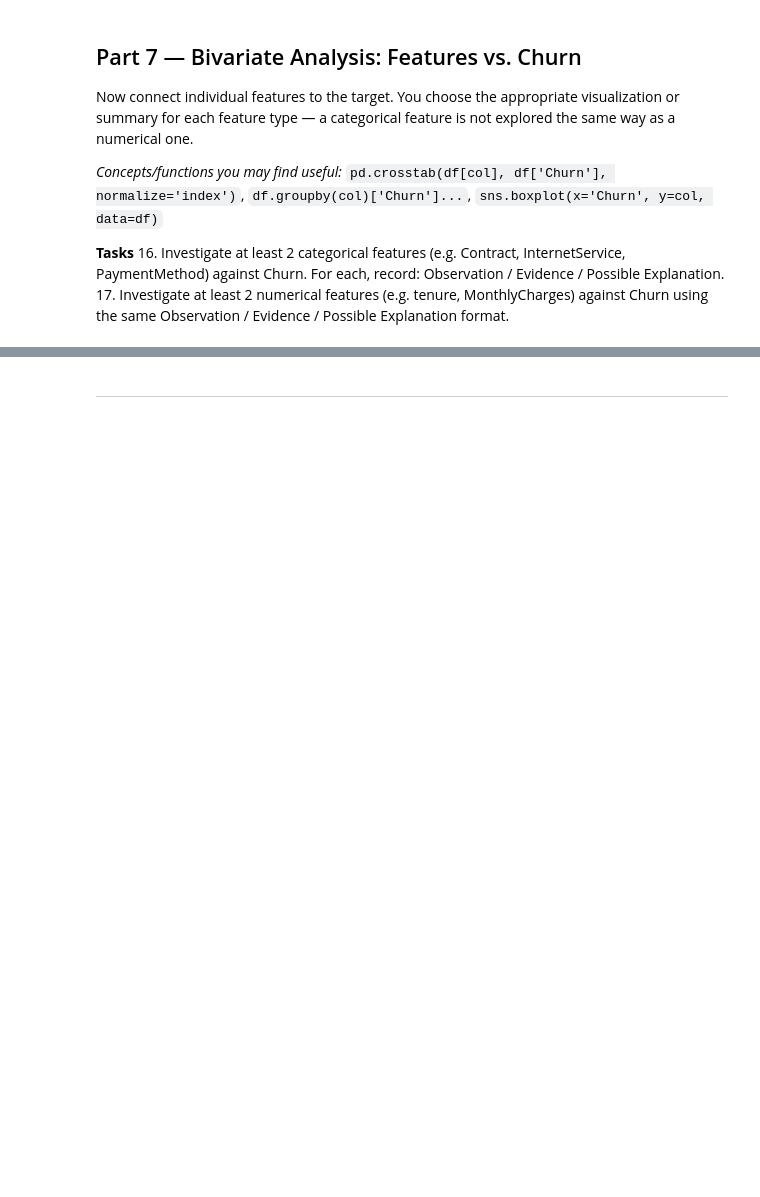
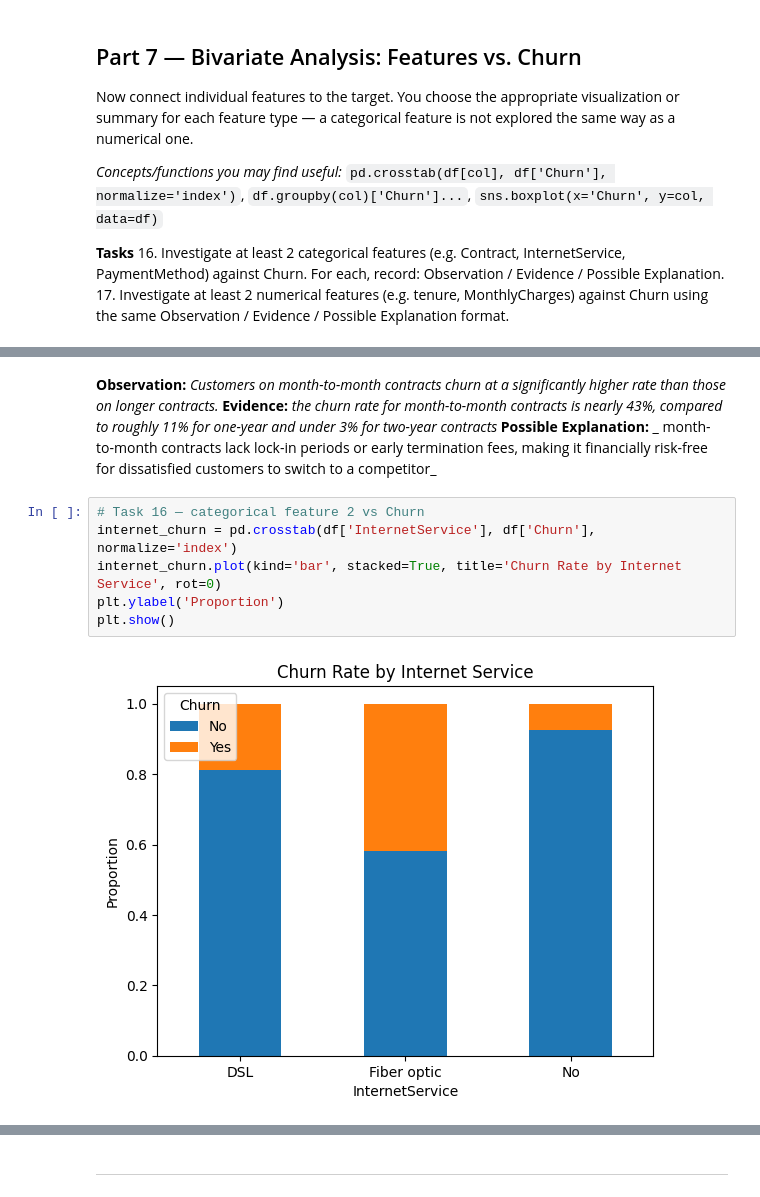
Before and after one commit to sinyaakumarii/lab2_sinya_churn_, a Jupyter notebook: Lab2_Data_Cleaning_EDA_Template.ipynb, the cells around one changed output, grey strips where cells are left out. Cells and saved outputs as stored; diff of their text form; blank space fills up the shorter version.

```diff
--- a/Lab2_Data_Cleaning_EDA_Template.ipynb
+++ b/Lab2_Data_Cleaning_EDA_Template.ipynb
@@ -336,0 +349,12 @@ Now connect individual features to the target. You choose the appropriate visual
+# %% [markdown]
+**Observation:** _Customers on month-to-month contracts churn at a significantly higher rate than those on longer contracts._
+**Evidence:** _the churn rate for month-to-month contracts is nearly 43%, compared to roughly 11% for one-year and under 3% for two-year contracts_
+**Possible Explanation:** _ month-to-month contracts lack lock-in periods or early termination fees, making it financially risk-free for dissatisfied customers to switch to a competitor_
+# %%
+# Task 16 — categorical feature 2 vs Churn
+internet_churn = pd.crosstab(df['InternetService'], df['Churn'], normalize='index')
+internet_churn.plot(kind='bar', stacked=True, title='Churn Rate by Internet Service', rot=0)
+plt.ylabel('Proportion')
+plt.show()
+# %% [output]
+[figure, added]
```
Also changed, not shown: parts of 31 cells of this notebook, 1 other file.
